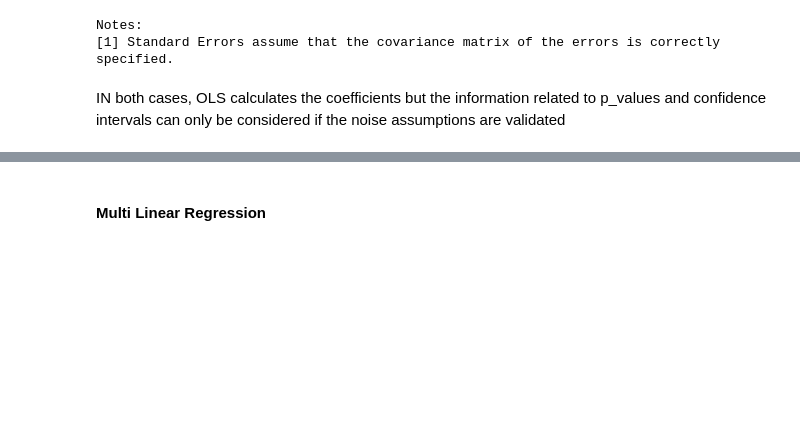
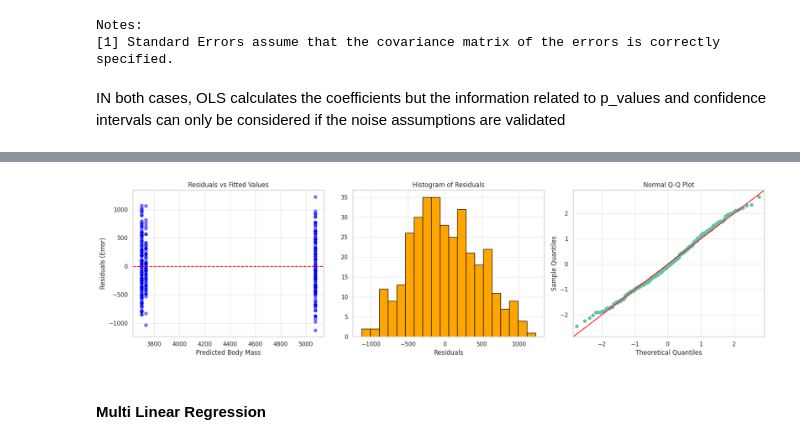
Before and after one commit to carlosjesuscaro/data_analysis_summary, a Jupyter notebook: main.ipynb, the cells around one changed output, grey strips where cells are left out. Cells and saved outputs as stored; diff of their text form; code cells hidden in the pictures; blank space fills up the shorter version.

```diff
--- a/main.ipynb
+++ b/main.ipynb
@@ -612,3 +618,40 @@ Error mean: 0.00
+# %%
+import matplotlib.pyplot as plt
+import statsmodels.api as sm
+import numpy as np
+
+# Assuming you already ran: model = sm.OLS(y, X_species).fit()
+
+# Get the predictions and the residuals directly from the model
+fitted_vals = model.fittedvalues
+residuals = model.resid
+
+# Create a figure with 3 subplots
+fig, axes = plt.subplots(1, 3, figsize=(18, 5))
+
+# 1. Residuals vs Fitted (Checks Linearity AND Homoscedasticity)
+axes[0].scatter(fitted_vals, residuals, alpha=0.5, color='blue')
+axes[0].axhline(0, color='red', linestyle='--')
+axes[0].set_title('Residuals vs Fitted Values')
+axes[0].set_xlabel('Predicted Body Mass')
+axes[0].set_ylabel('Residuals (Error)')
+# Look for: A random cloud. (Bad = U-shape or Megaphone shape)
+
+# 2. Histogram of Residuals (Checks Normality)
+axes[1].hist(residuals, bins=20, edgecolor='black', color='orange')
+axes[1].set_title('Histogram of Residuals')
+axes[1].set_xlabel('Residuals')
+# Look for: A nice, symmetrical bell curve.
+
+# 3. Q-Q Plot (The Professional Normality Check)
+sm.qqplot(residuals, line='45', ax=axes[2], fit=True, color='green')
+axes[2].set_title('Normal Q-Q Plot')
+# Look for: Dots hugging the red diagonal line perfectly.
+
+plt.tight_layout()
+plt.show()
+# %% [output]
+[figure, added]
 # %% [markdown]
 #### Multi Linear Regression
 # %% [markdown]
```
Also changed, not shown: parts of 5 cells of this notebook.
